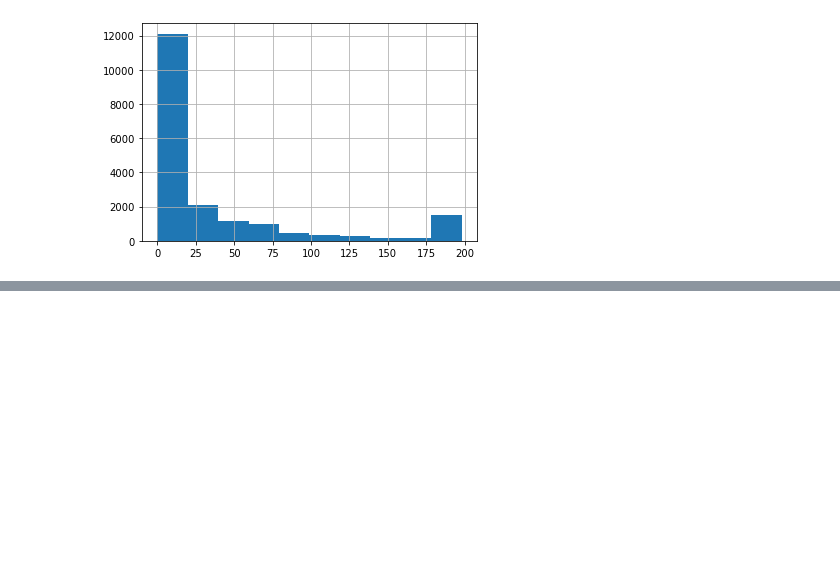
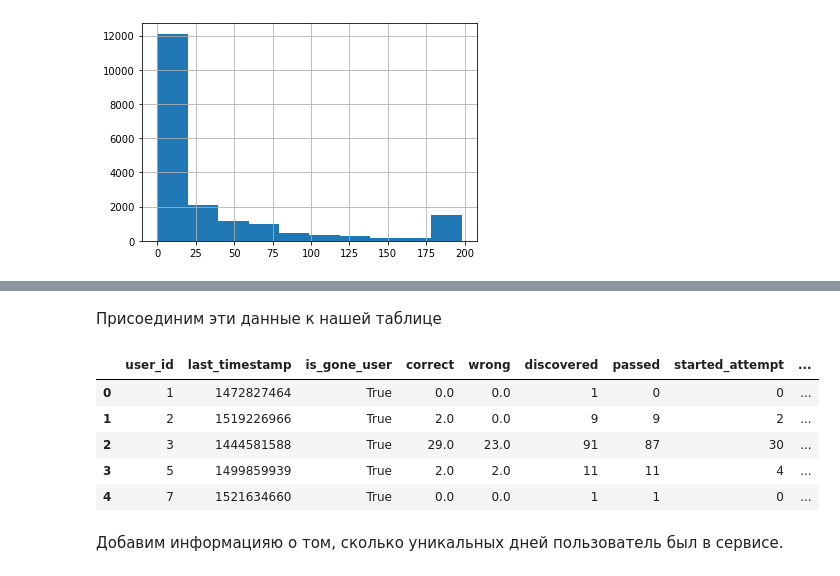
Before and after one commit to CrazyDi/PythonDataScience, a Jupyter notebook: StepikMLContest.ipynb, the cells around one changed output, grey strips where cells are left out. Drawn from its saved outputs; the diff is of its cells as text; code cells hidden in the pictures; blank space fills up the shorter version.

```diff
--- a/StepikMLContest.ipynb
+++ b/StepikMLContest.ipynb
@@ -107,0 +222,4 @@ event_data.pivot_table(index='user_id', columns='action', values='step_id', aggf
+# %%
+now = 1526772811
+user_data['is_gone_user'] = now - user_data.last_timestamp
+user_data.head()
@@ -107,0 +235,4 @@ event_data.pivot_table(index='user_id', columns='action', values='step_id', aggf
+# %%
+drop_out_threshold = 30 * 24 * 60 * 60
+user_data['is_gone_user'] = (now - user_data.last_timestamp) > drop_out_threshold
+user_data.head()
@@ -107,0 +261,3 @@ event_data.pivot_table(index='user_id', columns='action', values='step_id', aggf
+# %%
+user_data = user_data.merge(user_score, how='left').fillna(0)
+user_data.head()
@@ -107,0 +273,7 @@ event_data.pivot_table(index='user_id', columns='action', values='step_id', aggf
+# %%
+user_event_data = event_data.pivot_table(index='user_id',
+                                         columns='action',
+                                         values='step_id',
+                                         aggfunc='count',
+                                         fill_value=0).reset_index()
+user_event_data.head()
@@ -107,0 +287,14 @@ event_data.pivot_table(index='user_id', columns='action', values='step_id', aggf
+# %% [markdown]
+Присоединим эти данные к нашей таблице
+# %%
+user_data = user_data.merge(user_event_data, how='left')
+user_data.head()
+# %% [output]
+|  | user_id | last_timestamp | is_gone_user | correct | wrong | discovered | passed | started_attempt | ... |
+| 0 | 1 | 1472827464 | True | 0.0 | 0.0 | 1 | 0 | 0 | ... |
+| 1 | 2 | 1519226966 | True | 2.0 | 0.0 | 9 | 9 | 2 | ... |
+| 2 | 3 | 1444581588 | True | 29.0 | 23.0 | 91 | 87 | 30 | ... |
+| 3 | 5 | 1499859939 | True | 2.0 | 2.0 | 11 | 11 | 4 | ... |
+| 4 | 7 | 1521634660 | True | 0.0 | 0.0 | 1 | 1 | 0 | ... |
+# %% [markdown]
+Добавим информацияю о том, сколько уникальных дней пользователь был в сервисе.
```
Also changed, not shown: parts of 34 cells of this notebook.
